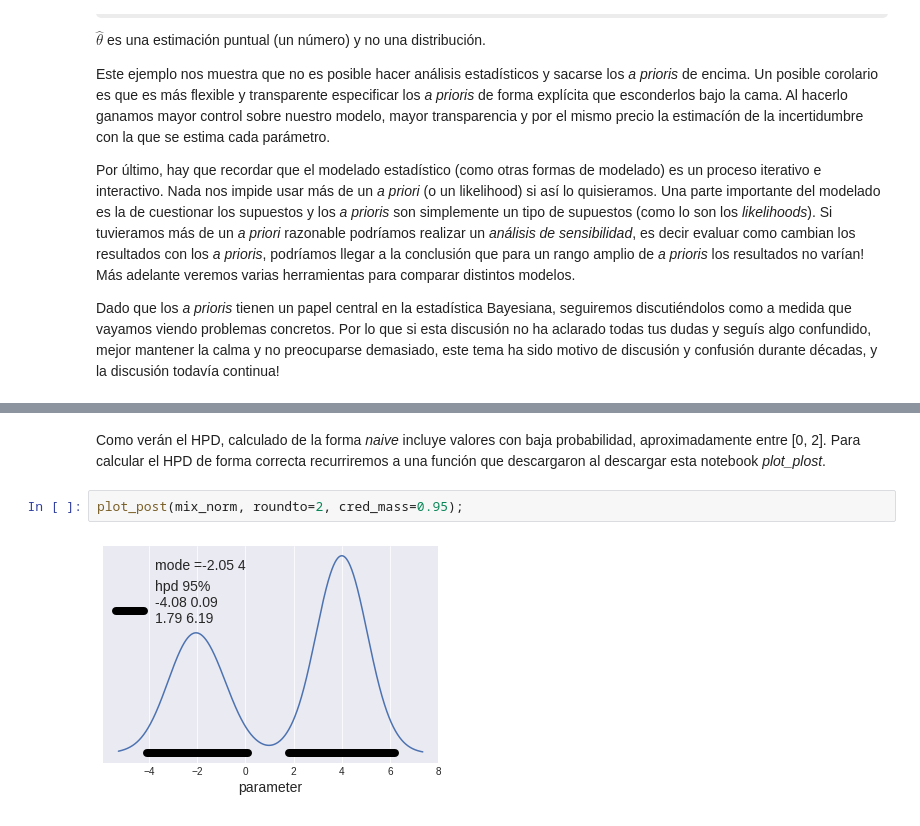
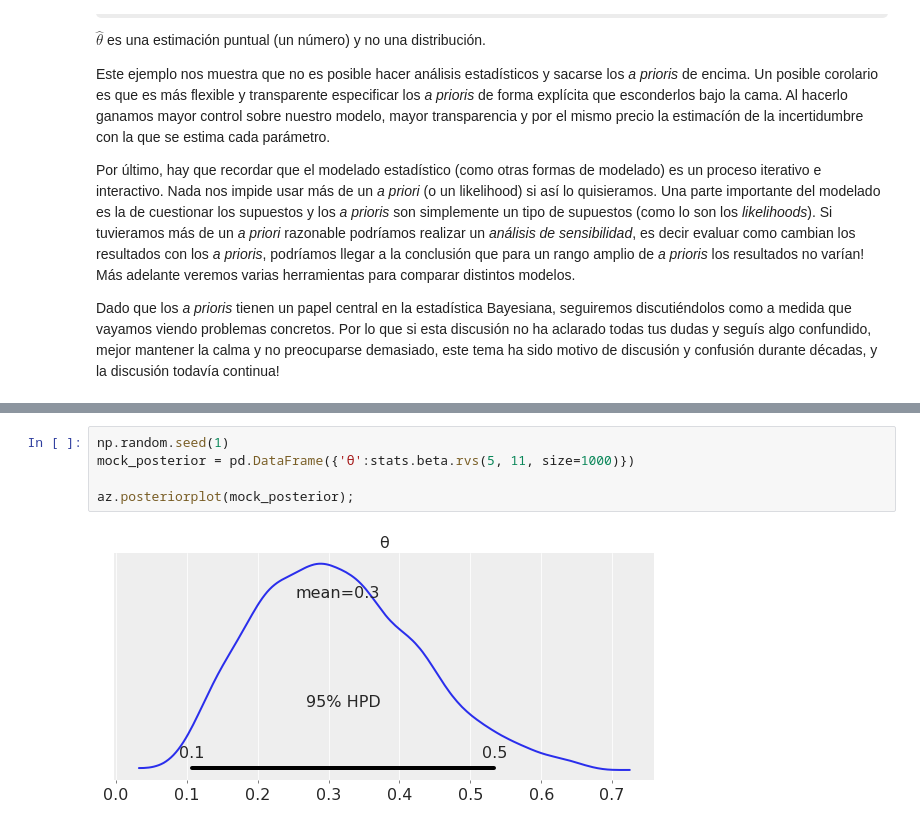
Before and after one commit to jmloyola/EBAD, a Jupyter notebook: 01_Teorema_de_Bayes_e_inferencia_estadística.ipynb, the cells around one changed output, grey strips where cells are left out. Cells and saved outputs as stored; diff of their text form; some formulas as TeX source.

```diff
--- a/01_Teorema_de_Bayes_e_inferencia_estadística.ipynb
+++ b/01_Teorema_de_Bayes_e_inferencia_estadística.ipynb
@@ -390,7 +357,8 @@ naive_hpd(mix_norm)
-# %% [markdown]
-Como verán el HPD, calculado de la forma _naive_ incluye valores con baja probabilidad, aproximadamente entre [0, 2]. Para calcular el HPD de forma correcta recurriremos a una función que descargaron al descargar esta notebook *plot_plost*.
-# %%
-plot_post(mix_norm, roundto=2, cred_mass=0.95);
-# %% [output]
-[figure, removed]
+# %%
+np.random.seed(1)
+mock_posterior = pd.DataFrame({'θ':stats.beta.rvs(5, 11, size=1000)})
+
+az.posteriorplot(mock_posterior);
+# %% [output]
+[figure, added]
 # %% [markdown]
```
Also changed, not shown: parts of 38 cells of this notebook.
